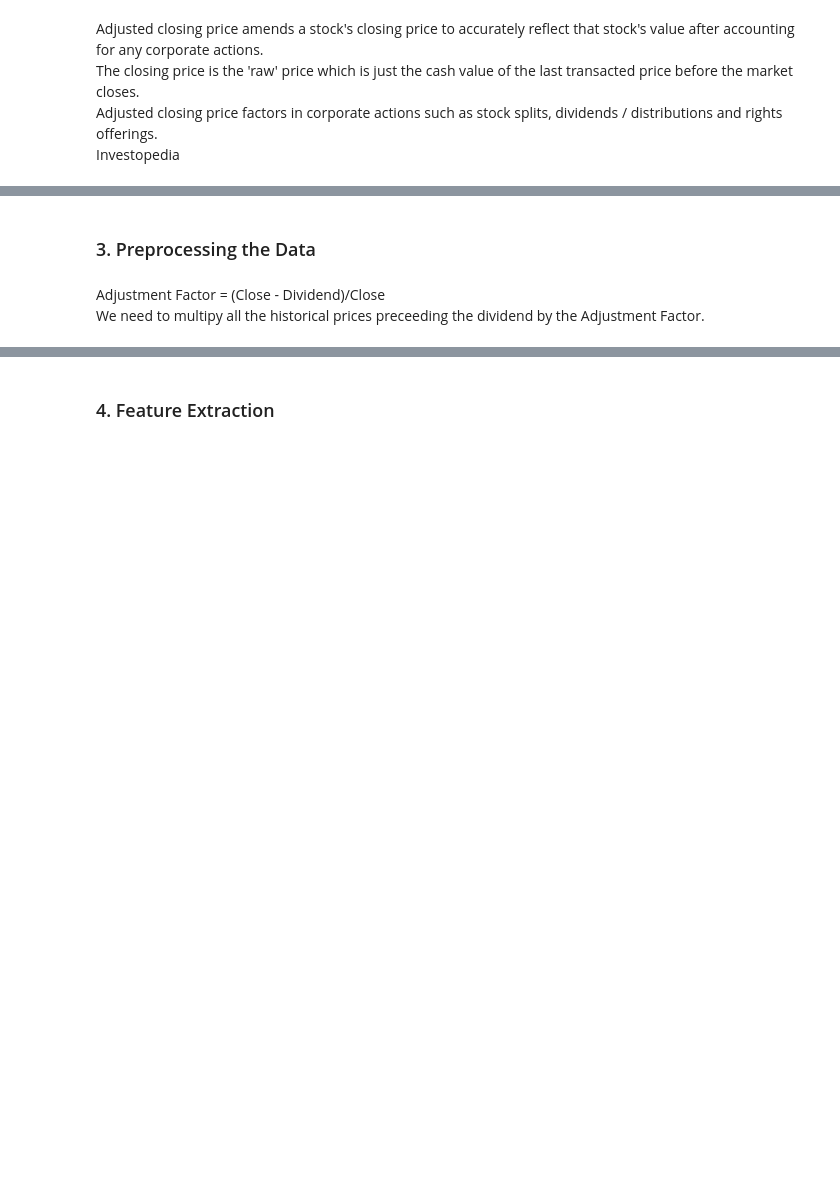
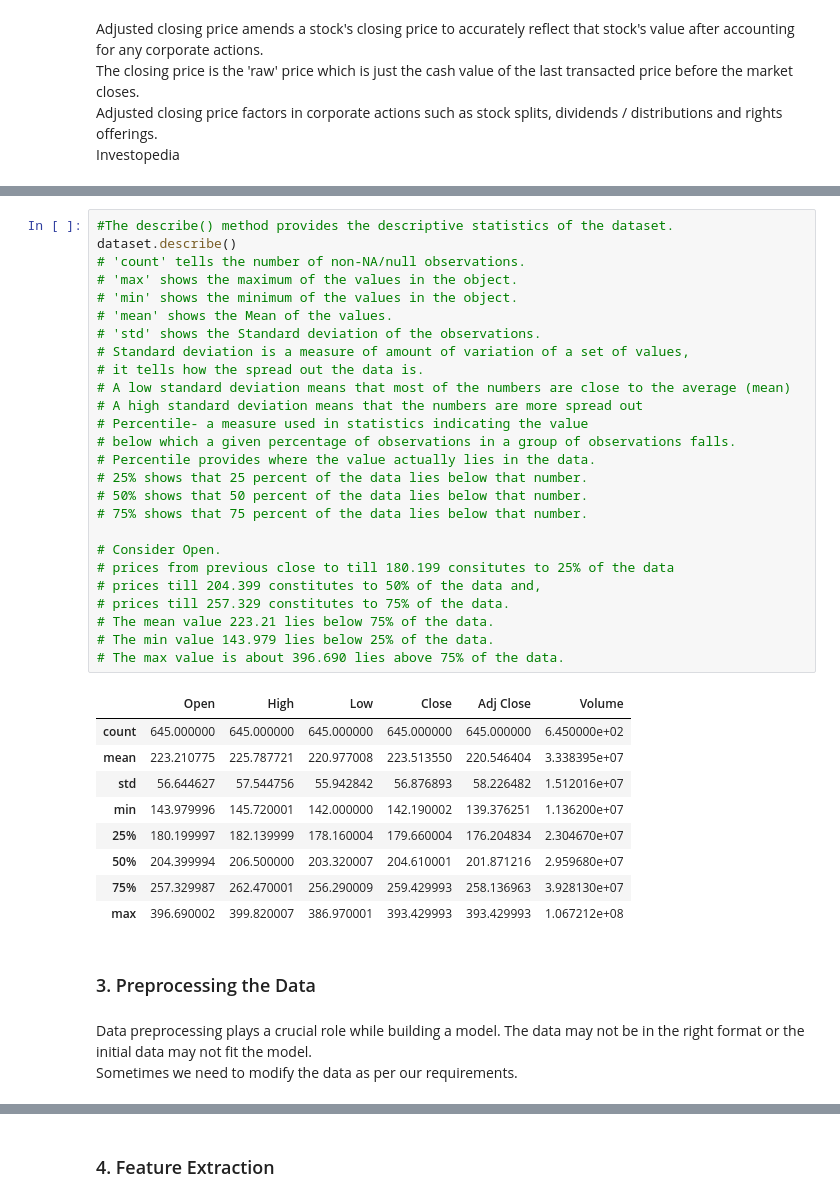
Before and after one commit to Krishna2709/StockMarketPrediction_WDSI, a Jupyter notebook: StockMarketPrediction_Task.ipynb, the cells around one changed output, grey strips where cells are left out. Saved outputs shown, nothing was run; the diff lists cells and outputs as text; blank space fills up the shorter version.

```diff
--- a/StockMarketPrediction_Task.ipynb
+++ b/StockMarketPrediction_Task.ipynb
@@ -125,5 +162,41 @@ Adjusted closing price factors in corporate actions such as stock splits, divide
+# %%
+#The describe() method provides the descriptive statistics of the dataset.
+dataset.describe()
+# 'count' tells the number of non-NA/null observations.
+# 'max' shows the maximum of the values in the object.
+# 'min' shows the minimum of the values in the object.
+# 'mean' shows the Mean of the values.
+# 'std' shows the Standard deviation of the observations.
+# Standard deviation is a measure of amount of variation of a set of values,
+# it tells how the spread out the data is.
+# A low standard deviation means that most of the numbers are close to the average (mean)
+# A high standard deviation means that the numbers are more spread out
+# Percentile- a measure used in statistics indicating the value
+# below which a given percentage of observations in a group of observations falls.
+# Percentile provides where the value actually lies in the data.
+# 25% shows that 25 percent of the data lies below that number.
+# 50% shows that 50 percent of the data lies below that number.
+# 75% shows that 75 percent of the data lies below that number.
+
+# Consider Open.
+# prices from previous close to till 180.199 consitutes to 25% of the data
+# prices till 204.399 constitutes to 50% of the data and,
+# prices till 257.329 constitutes to 75% of the data.
+# The mean value 223.21 lies below 75% of the data.
+# The min value 143.979 lies below 25% of the data.
+# The max value is about 396.690 lies above 75% of the data.
+# %% [output]
+|  | Open | High | Low | Close | Adj Close | Volume |
+| count | 645.000000 | 645.000000 | 645.000000 | 645.000000 | 645.000000 | 6.450000e+02 |
+| mean | 223.210775 | 225.787721 | 220.977008 | 223.513550 | 220.546404 | 3.338395e+07 |
+| std | 56.644627 | 57.544756 | 55.942842 | 56.876893 | 58.226482 | 1.512016e+07 |
+| min | 143.979996 | 145.720001 | 142.000000 | 142.190002 | 139.376251 | 1.136200e+07 |
+| 25% | 180.199997 | 182.139999 | 178.160004 | 179.660004 | 176.204834 | 2.304670e+07 |
+| 50% | 204.399994 | 206.500000 | 203.320007 | 204.610001 | 201.871216 | 2.959680e+07 |
+| 75% | 257.329987 | 262.470001 | 256.290009 | 259.429993 | 258.136963 | 3.928130e+07 |
+| max | 396.690002 | 399.820007 | 386.970001 | 393.429993 | 393.429993 | 1.067212e+08 |
 # %% [markdown]
 ### 3. Preprocessing the Data
-# %% [markdown]
-Adjustment Factor = (Close - Dividend)/Close <br>
-We need to multipy all the historical prices preceeding the dividend by the Adjustment Factor.
+# %% [markdown]
+Data preprocessing plays a crucial role while building a model. The data may not be in the right format or the initial data may not fit the model. <br>
+Sometimes we need to modify the data as per our requirements.
```
Also changed, not shown: parts of 74 cells of this notebook.
